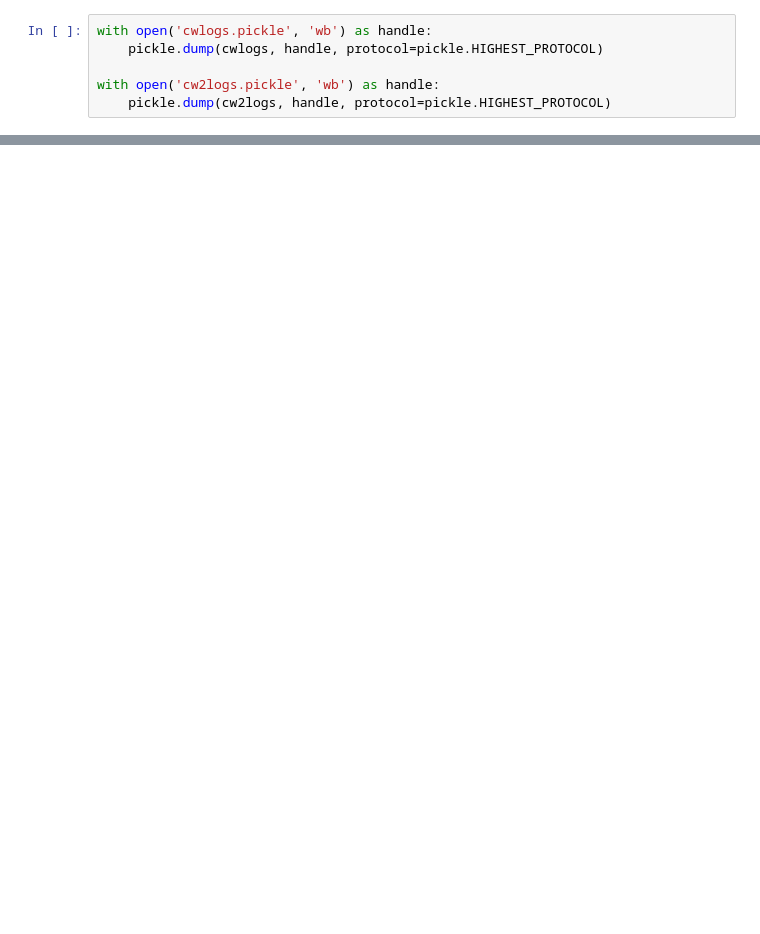
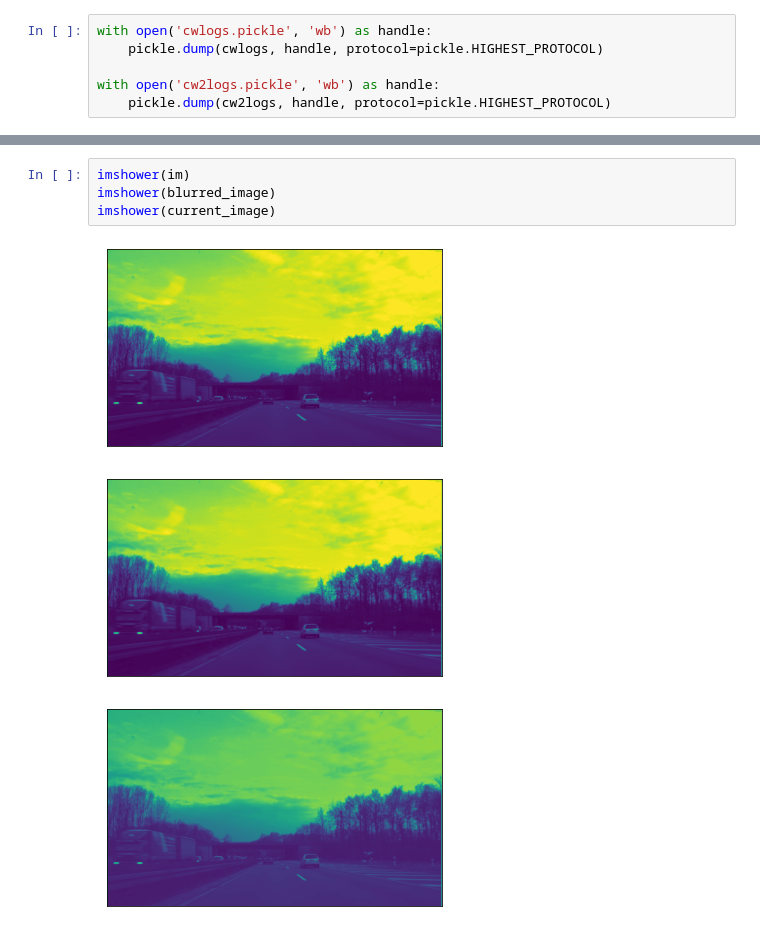
Before and after one commit to aSafarpoor/Traffic-Sign-Detection-DIPFinalProject-, a Jupyter notebook: BlurDeblur_v2.ipynb, the cells around one changed output, grey strips where cells are left out. Drawn from its saved outputs; the diff is of its cells as text; blank space fills up the shorter version.

```diff
--- a/BlurDeblur_v2.ipynb
+++ b/BlurDeblur_v2.ipynb
@@ -438,0 +519,8 @@ with open('cw2logs.pickle', 'wb') as handle:
+# %%
+imshower(im)
+imshower(blurred_image)
+imshower(current_image)
+# %% [output]
+[figure, added]
+[figure, added]
+[figure, added]
```
Also changed, not shown: parts of 34 cells of this notebook.
